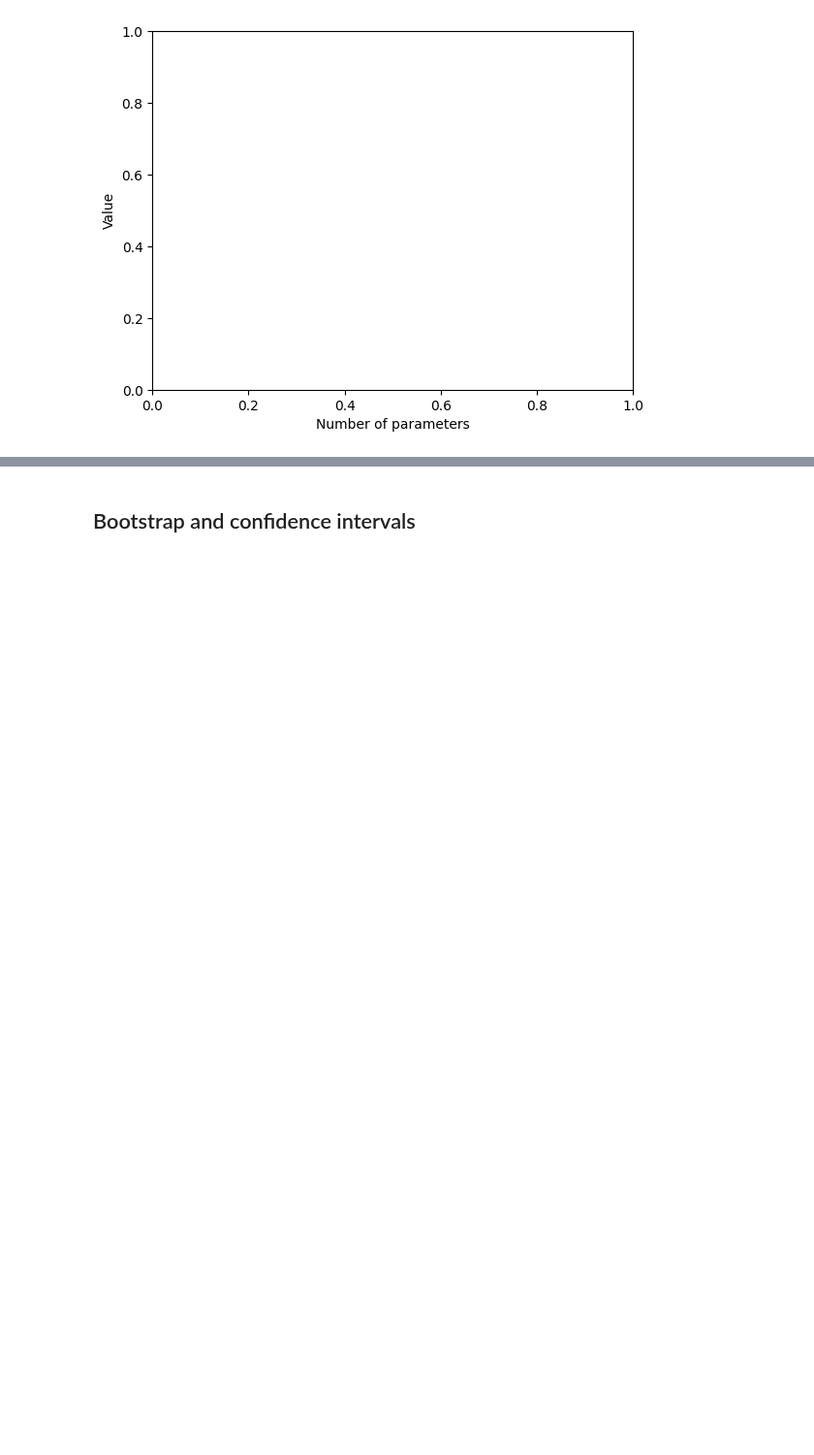
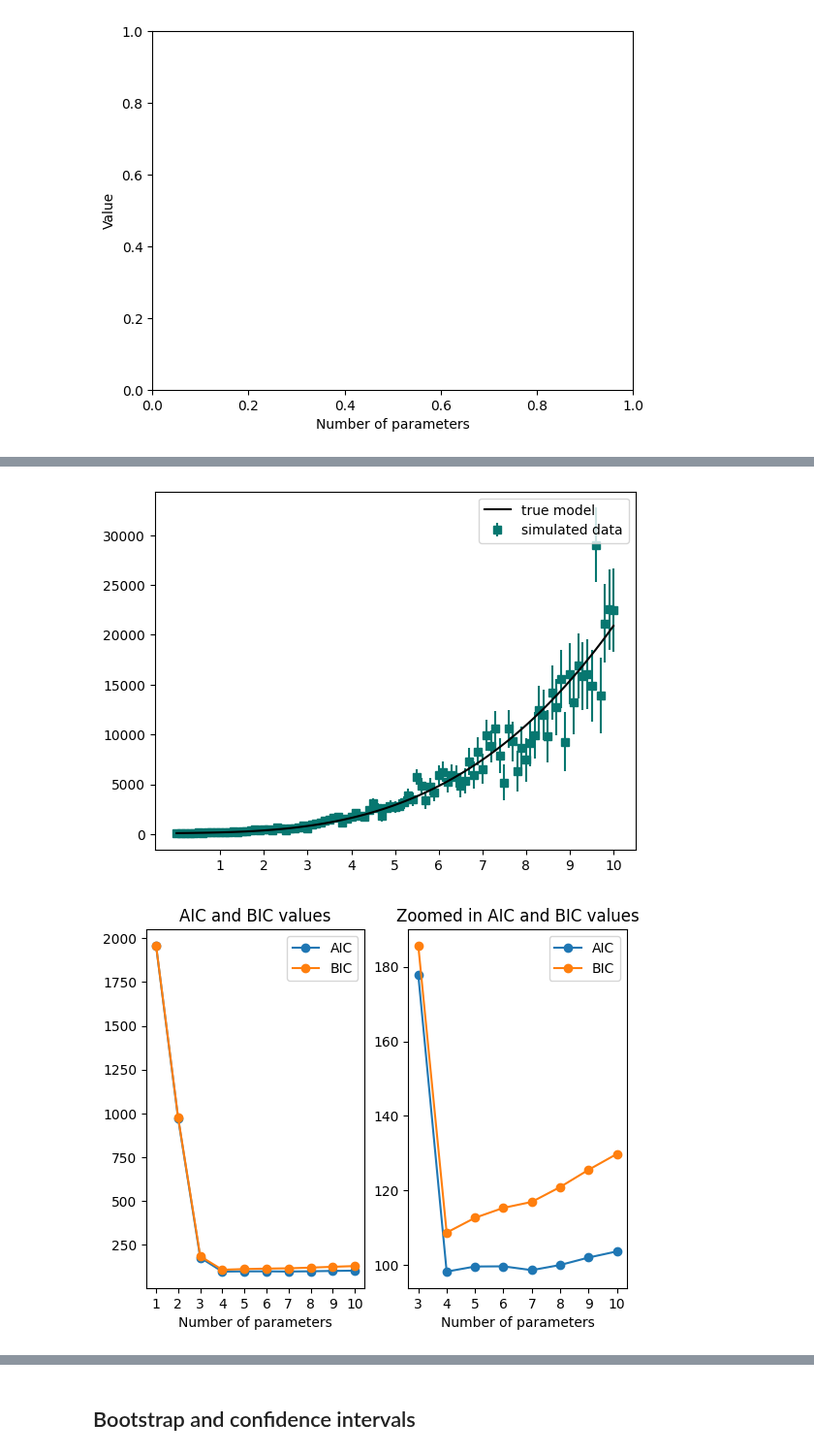
Before and after one commit to t-kist/Bayesian-Statistics-for-Astrophysics-2024, a Jupyter notebook: bayes24/lecture_notes/group2/Chapter 2.ipynb, the cells around one changed output, grey strips where cells are left out. Shown at 97% size. Drawn from its saved outputs; the diff is of its cells as text; code cells hidden in the pictures; blank space fills up the shorter version.

```diff
--- a/bayes24/lecture_notes/group2/Chapter 2.ipynb
+++ b/bayes24/lecture_notes/group2/Chapter 2.ipynb
@@ -143 +149,56 @@ def chisquared(model, y, y_err):
+# %%
+#Setting amount of data points
+xmin = 0
+xmax = 10
+npoints = 101
+x = np.linspace(xmin, xmax, npoints)
+
+#Choosing the model & simulating the data
+model = true_model
+yy, y_err = sim_data(x)
+
+#Setting maximum number of parameters
+max_params = 10
+params = np.arange(1, max_params+1, 1)
+model=poly_model
+
+#Plotting the simulated data and true model
+plt.figure()
+plt.plot(xx, true_model(xx), label="true model", color="black", zorder=2)
+plt.errorbar(xx, yy, y_err, fmt='s', label='simulated data', color='#077770', zorder=1)
+plt.xticks(params)
+plt.legend()
+plt.show()
+
+#Calculating the likelihood and aic&bic the different amounts of parameters
+aic = []
+bic = []
+for i in params:
+    p0 = np.zeros(i)
+    popt, pcov = curve_fit(model, xx, yy, p0=p0, sigma=y_err, absolute_sigma = False)
+    pcov = np.sqrt(np.diag(pcov))
+    log_L = log_gaussian_likelihood(model(xx, *popt), yy, y_err)
+    aic.append(AIC(log_L, len(popt)))
+    bic.append(BIC(log_L, len(popt), npoints))
+
+#Plotting the results
+plt.figure()
+plt.subplot(1, 2, 1)
+plt.plot(params, aic, marker="o", label="AIC")
+plt.plot(params, bic, marker="o", label="BIC")
+plt.xlabel("Number of parameters")
+plt.xticks(params)
+plt.title("AIC and BIC values")
+plt.legend()
+plt.subplot(1, 2, 2)
+plt.plot(params[2:], aic[2:], marker="o", label="AIC")
+plt.plot(params[2:], bic[2:], marker="o", label="BIC")
+plt.xlabel("Number of parameters")
+plt.xticks(params[2:])
+plt.title("Zoomed in AIC and BIC values")
+plt.legend()
+plt.show()
+# %% [output]
+[figure, added]
+[figure, added]
 # %%
```
Also changed, not shown: parts of 5 cells of this notebook.
